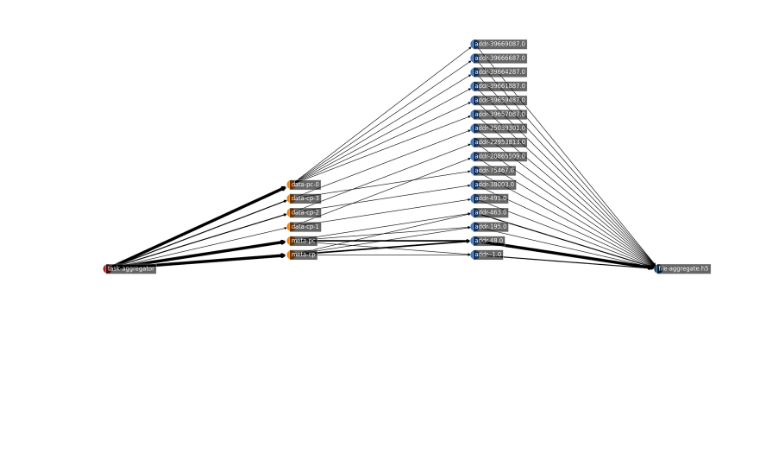
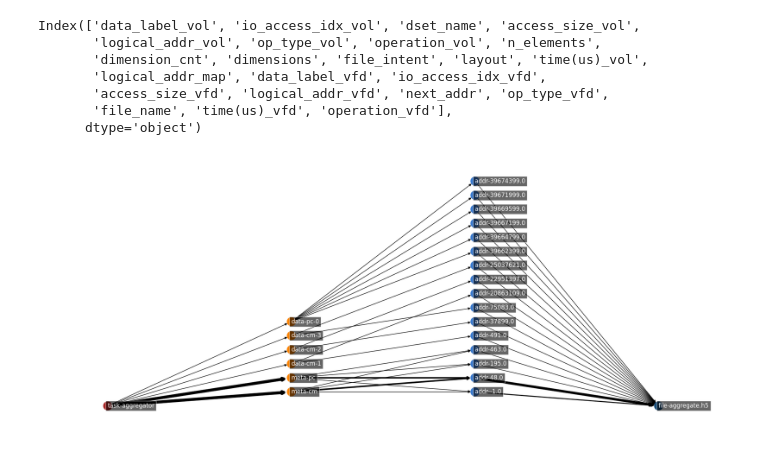
Before and after one commit to candiceT233/local-co-scheduling, a Jupyter notebook: analysis_scripts/VOLVFD_Graph_SimAgg.ipynb, the cells around one changed output. Cells and saved outputs as stored; diff of their text form; code cells hidden in the pictures; blank space fills up the shorter version.

```diff
--- a/analysis_scripts/VOLVFD_Graph_SimAgg.ipynb
+++ b/analysis_scripts/VOLVFD_Graph_SimAgg.ipynb
@@ -419,29 +297,55 @@ Index(['data_label_vol', 'io_access_idx_vol', 'dset_name', 'access_size_vol',
 # %%
+fagg_write='../save_outputs/vol-vfd/prov-vfd-agg-write-merged.csv'
+
+df_agg_write_merged = read_data(fagg_write)
+
+print(df_agg_write_merged.columns)
+
 # print(df_agg_write_merged[df_agg_write_merged['data_label_vol'].str.match('vol-data-contact_map-1')])
 # print(df_agg_write_merged[df_agg_write_merged['data_label_vol'].str.match('vol-meta-point_cloud')])
 
-df_show = pd.concat([df_agg_write_merged.head(6),df_agg_write_merged.iloc[88:94], df_agg_write_merged.iloc[233:239],df_agg_write_merged.tail(6)])
+df_agg_write = pd.concat([df_agg_write_merged.head(6),df_agg_write_merged.iloc[88:94], df_agg_write_merged.iloc[233:239],df_agg_write_merged.tail(6)])
 
 # 'data_label_vol', 'data_label_vfd', 'logical_addr'
 x_pos = max(nx.get_node_attributes(G_AGG_R,'pos').values())[0]
 
 G_AGG_W = nx.DiGraph()
 
-add_nodes_edges(G_AGG_W, ['aggregator'], list(df_show['data_label_vol']),
-                    list(df_show['io_access_idx_vol']),
+add_nodes_edges(G_AGG_W, ['aggregator'], list(df_agg_write['data_label_vol']),
+                    list(df_agg_write['io_access_idx_vol']),
+                    list(df_agg_write['operation_vol']), acc_s=list(df_agg_write['access_size_vol']),
                     x_pos=x_pos, tags=['task','agg_w-vol'])
 x_pos+=1
-add_nodes_edges(G_AGG_W, list(df_show['data_label_vol']), list(df_show['logical_addr_vfd']),
-                    list(df_show['io_access_idx_vfd']),
+add_nodes_edges(G_AGG_W, list(df_agg_write['data_label_vol']), list(df_agg_write['logical_addr_vfd']),
+                    list(df_agg_write['io_access_idx_vfd']),
+                    list(df_agg_write['operation_vol']), acc_s=list(df_agg_write['access_size_vfd']),
                     x_pos=x_pos, tags=['agg_w-vol','agg_w-addr'])
 x_pos+=1
-add_nodes_edges(G_AGG_W, list(df_show['logical_addr_vfd']), ['aggregate.h5'],
-                    list(df_show['io_access_idx_vfd']),
+add_nodes_edges(G_AGG_W, list(df_agg_write['logical_addr_vfd']), ['aggregate.h5'],
+                    list(df_agg_write['io_access_idx_vfd']), list(df_agg_write['operation_vol']),
                     x_pos=x_pos, tags=['agg_w-addr','file'])
-
-draw_graph(G_AGG_W,COLOR_MAP,rm_tags=['agg_w'])
 # %% [output]
-[figure, removed]
+Index(['data_label_vol', 'io_access_idx_vol', 'dset_name', 'access_size_vol',
+       'logical_addr_vol', 'op_type_vol', 'operation_vol', 'n_elements',
+       'dimension_cnt', 'dimensions', 'file_intent', 'layout', 'time(us)_vol',
+       'logical_addr_map', 'data_label_vfd', 'io_access_idx_vfd',
+       'access_size_vfd', 'logical_addr_vfd', 'next_addr', 'op_type_vfd',
+       'file_name', 'time(us)_vfd', 'operation_vfd'],
+      dtype='object')
+# %%
+# print(nx.get_edge_attributes(G_AGG_W,'access_cnt'))
+# test_df = df_agg_write_merged[df_agg_write_merged['data_label_vol'] == 'vol-data-point_cloud-0']
+# print(test_df['io_access_idx_vol'])
+
+# attr for edges ['operation']
+# attr for dset nodes ['layout', 'dset_name', 'n_elements', 'dimension_cnt', 'dimensions', ]
+
+task_attr = {'task-aggregator': {'file_intent':df_sim_merged['file_intent'].iloc[0]}}
+nx.set_node_attributes(G_SIM,task_attr)
+
+draw_graph(G_AGG_W,COLOR_MAP,rm_tags=['agg_w'])
+# %% [output]
+[figure, added]
 # %%
 F1 = nx.compose(G_SIM,G_AGG_R)
 draw_graph(F1,COLOR_MAP,rm_tags=['sim','agg_r'])
```
Also changed, not shown: parts of 12 cells of this notebook, 8 other files.
